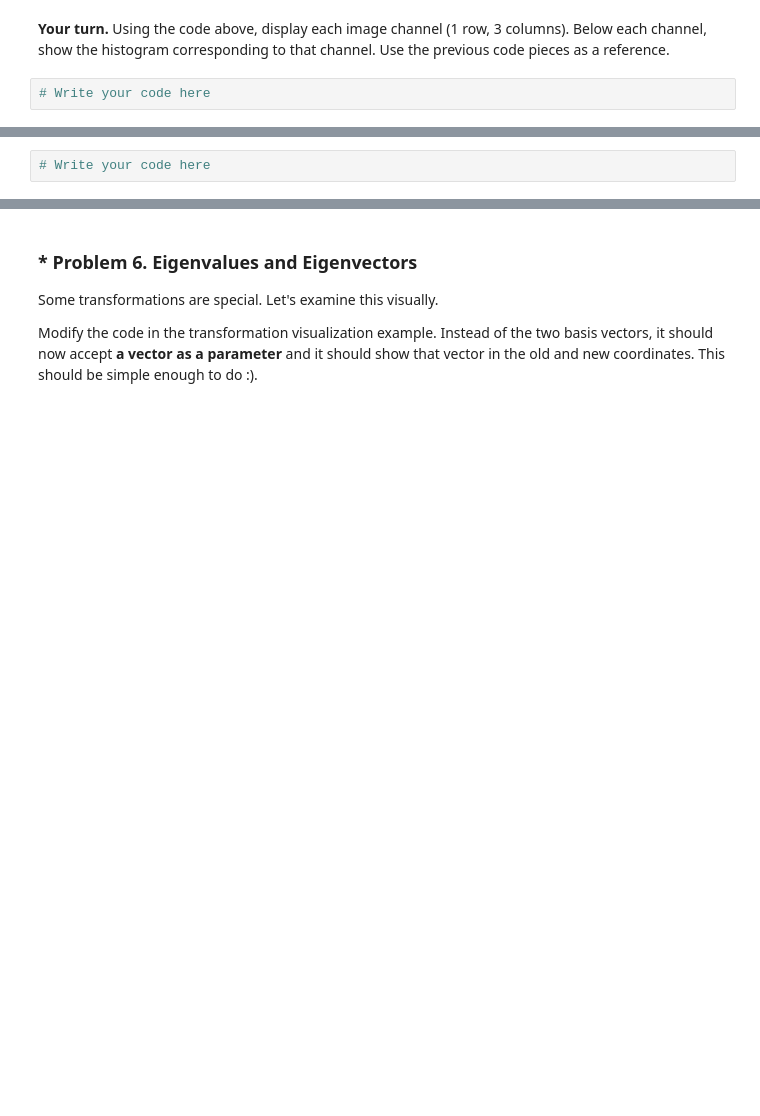
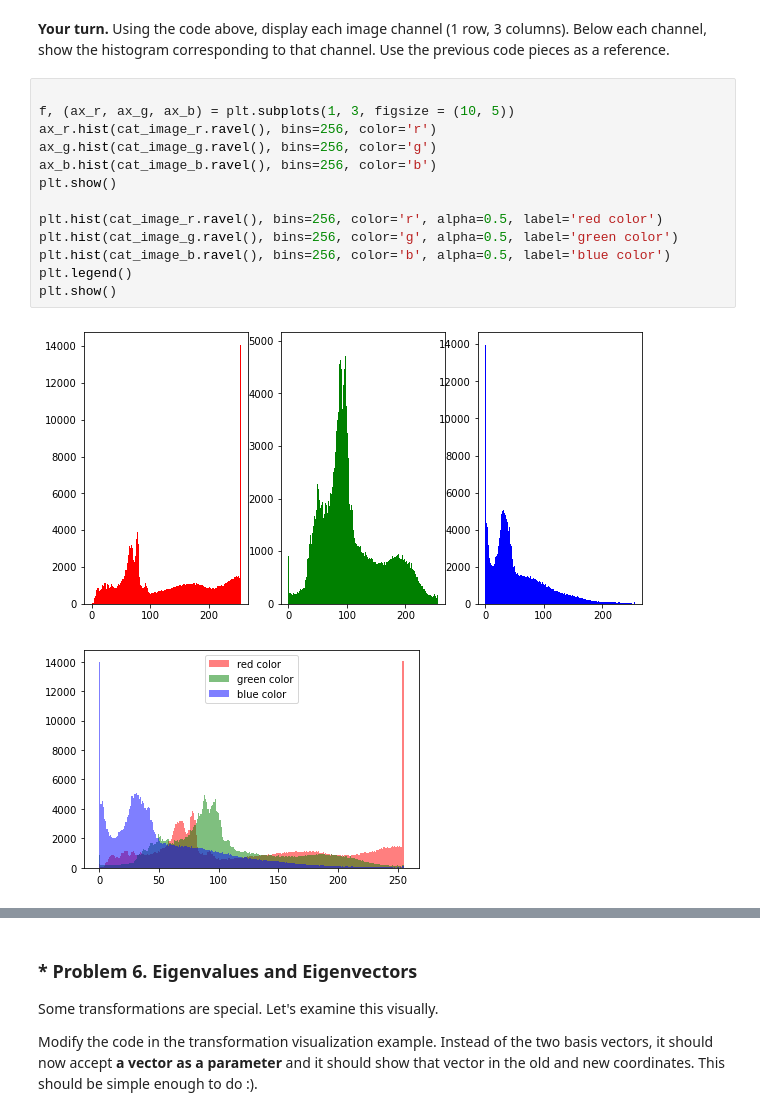
Before and after one commit to petardmnv/Math-Concepts-for-Developers, a Jupyter notebook: 06. Linear-Algebra-Exercise/Linear Algebra Exercise.ipynb, the cells around one changed output, grey strips where cells are left out. Saved outputs shown, nothing was run; the diff lists cells and outputs as text; blank space fills up the shorter version.

```diff
--- a/06. Linear-Algebra-Exercise/Linear Algebra Exercise.ipynb
+++ b/06. Linear-Algebra-Exercise/Linear Algebra Exercise.ipynb
@@ -543,7 +559,21 @@ plt.show()
 # %% [markdown]
 **Your turn.** Using the code above, display each image channel (1 row, 3 columns). Below each channel, show the histogram corresponding to that channel. Use the previous code pieces as a reference.
-# %%
-# Write your code here
+# %%
+
+f, (ax_r, ax_g, ax_b) = plt.subplots(1, 3, figsize = (10, 5))
+ax_r.hist(cat_image_r.ravel(), bins=256, color='r')
+ax_g.hist(cat_image_g.ravel(), bins=256, color='g')
+ax_b.hist(cat_image_b.ravel(), bins=256, color='b')
+plt.show()
+
+plt.hist(cat_image_r.ravel(), bins=256, color='r', alpha=0.5, label='red color')
+plt.hist(cat_image_g.ravel(), bins=256, color='g', alpha=0.5, label='green color')
+plt.hist(cat_image_b.ravel(), bins=256, color='b', alpha=0.5, label='blue color')
+plt.legend()
+plt.show()
+# %% [output]
+[figure, added]
+[figure, added]
 # %% [markdown]
 ### * Problem 5. Perspective Correction
 Let's now look at transformations. A **homography** is a function that maps a pixel from one image onto a pixel from another image.
@@ -572,5 +602,3 @@ Follow [this tutorial](http://www.learnopencv.com/homography-examples-using-open
 **Note:** You can use the `read_image()` function to read the image, and `plt.imshow()` instead of `cv.imshow()`. It's simpler to use `OpenCV` just for finding the perspective correction matrix.
 
 For more information about linear transformations on images in OpenCV, you can have a look at [this tutorial](https://opencv-python-tutroals.readthedocs.io/en/latest/py_tutorials/py_imgproc/py_geometric_transformations/py_geometric_transformations.html#geometric-transformations).
-# %%
-# Write your code here
```
Also changed, not shown: parts of 7 cells of this notebook.
